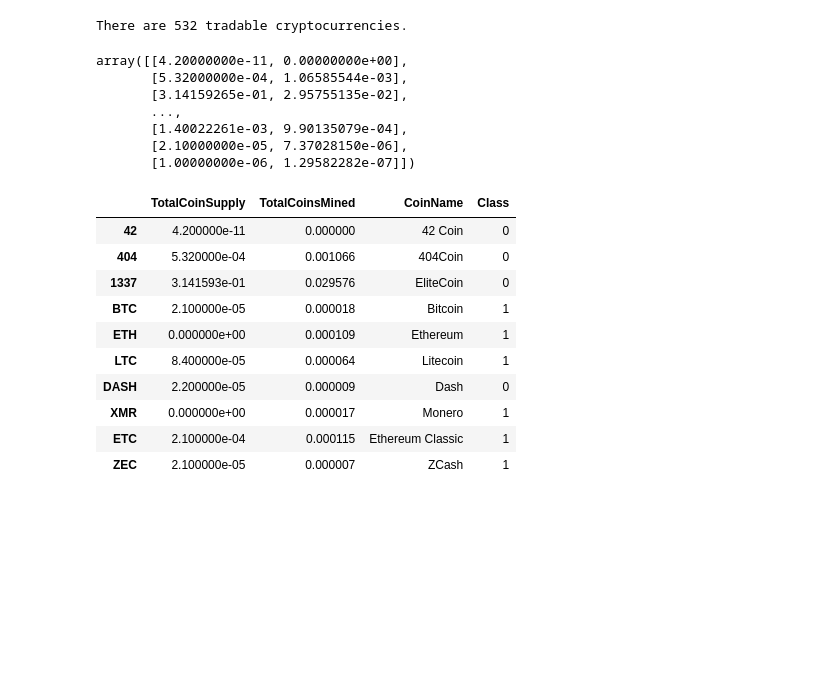
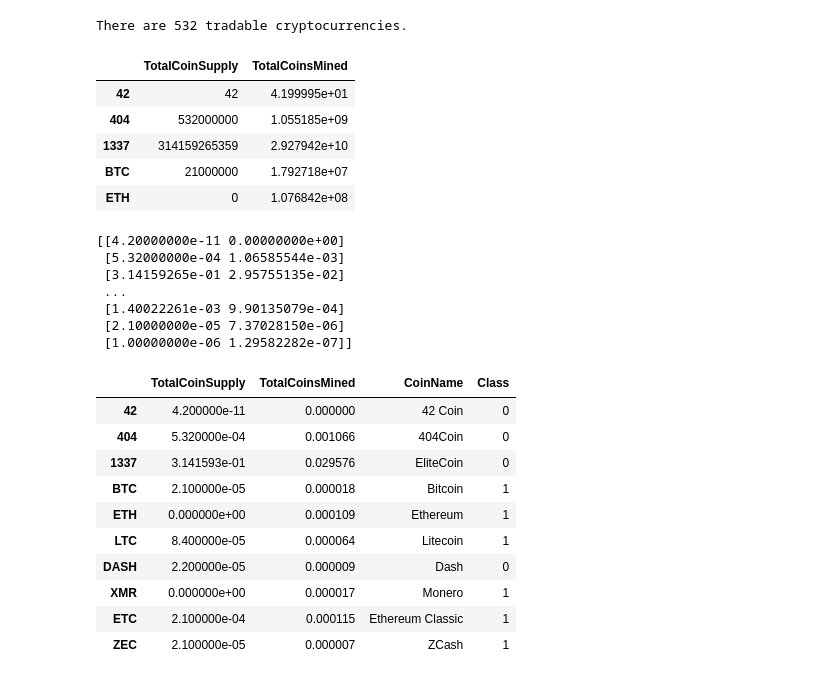
Before and after one commit to scottwesley31/Cryptocurrencies, a Jupyter notebook: crypto_clustering.ipynb, the cells around one changed output. Cells and saved outputs as stored; diff of their text form; code cells hidden in the pictures; blank space fills up the shorter version.

```diff
--- a/crypto_clustering.ipynb
+++ b/crypto_clustering.ipynb
@@ -372,19 +372,28 @@ cryptocurrencies = clustered_df['CoinName'].count()
 print(f'There are {cryptocurrencies} tradable cryptocurrencies.')
 # %% [output]
 There are 532 tradable cryptocurrencies.
+# %%
+# Create a new DataFrame that holds only TotalCoinSupply and TotalCoinsMined.
+totals_df = clustered_df[['TotalCoinSupply', 'TotalCoinsMined']]
+totals_df.head()
+# %% [output]
+|  | TotalCoinSupply | TotalCoinsMined |
+| 42 | 42 | 4.199995e+01 |
+| 404 | 532000000 | 1.055185e+09 |
+| 1337 | 314159265359 | 2.927942e+10 |
+| BTC | 21000000 | 1.792718e+07 |
+| ETH | 0 | 1.076842e+08 |
 # %%
-
-
 # Scaling data to create the scatter plot with tradable cryptocurrencies.
-crypto_scaled = MinMaxScaler().fit_transform(df_iris)
-print(iris_scaled[0:5])
+crypto_scaled = MinMaxScaler().fit_transform(totals_df)
+print(crypto_scaled)
 # %% [output]
-array([[4.20000000e-11, 0.00000000e+00],
-       [5.32000000e-04, 1.06585544e-03],
-       [3.14159265e-01, 2.95755135e-02],
-       ...,
-       [1.40022261e-03, 9.90135079e-04],
-       [2.10000000e-05, 7.37028150e-06],
-       [1.00000000e-06, 1.29582282e-07]])
+[[4.20000000e-11 0.00000000e+00]
+ [5.32000000e-04 1.06585544e-03]
+ [3.14159265e-01 2.95755135e-02]
+ ...
+ [1.40022261e-03 9.90135079e-04]
+ [2.10000000e-05 7.37028150e-06]
+ [1.00000000e-06 1.29582282e-07]]
 # %%
 # Create a new DataFrame that has the scaled data with the clustered_df DataFrame index.
```
Also changed, not shown: parts of 2 cells of this notebook.
